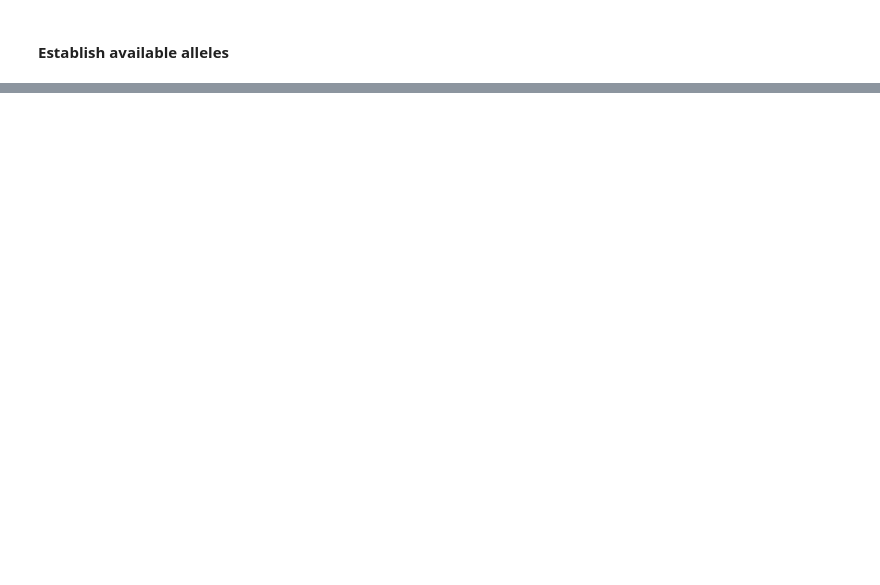
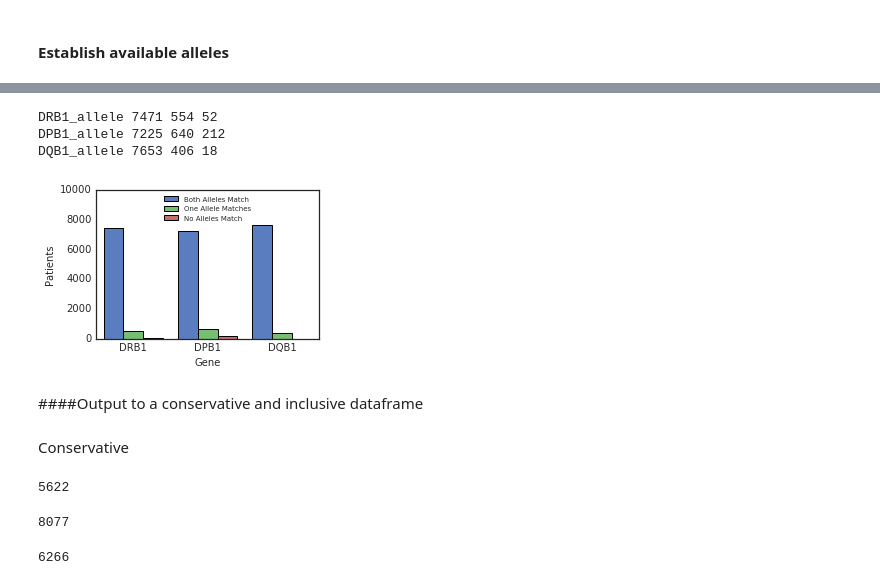
Before and after one commit to Rachelmarty20/MHC_II, a Jupyter notebook: data_gathering/mhc_types/gather_types.ipynb, the cells around one changed output, grey strips where cells are left out. Cells and saved outputs as stored; diff of their text form; code cells hidden in the pictures; blank space fills up the shorter version.

```diff
--- a/data_gathering/mhc_types/gather_types.ipynb
+++ b/data_gathering/mhc_types/gather_types.ipynb
@@ -193,0 +72,2 @@ len(df[['DRB1_allele1', 'DRB1_allele2']].dropna())
+# %%
+patient_dict_hlahd = pickle.load(open('/cellar/users/ramarty/Data/hla_ii/hla_types/hla_types.tcga.p'))
@@ -193,0 +83,2 @@ len(df[['DRB1_allele1', 'DRB1_allele2']].dropna())
+# %%
+patient_dict_hlahd = patient_types_hlahd.to_dict(orient='index')
@@ -193,0 +115,59 @@ len(df[['DRB1_allele1', 'DRB1_allele2']].dropna())
+# %%
+# add a partial match
+def check_compatability(x, y):
+    if ((x[0] == y[0])&(x[1] == y[1])) | ((x[1] == y[0])&(x[0] == y[1])):
+        return 'match'
+    elif (x[0] == y[0])|(x[1] == y[1])|(x[0] == y[1])|(x[1] == y[0]):
+        return 'partialmatch'
+    else:
+        return 'nomatch'
+# %%
+genes = []
+match_codes = []
+for gene in ['DRB1_allele', 'DPB1_allele', 'DQB1_allele']:
+    matched, partialmatch, nomatched = 0, 0, 0
+    for sample in [x for x in patient_dict_hlahd.keys() if x in patient_dict_hlax.keys()]:
+        hd = patient_dict_hlahd[sample]
+        x = patient_dict_hlax[sample]
+        compatibility = check_compatability([x[gene+'1'], x[gene+'2']],
+                               [hd[gene+'1'], hd[gene+'2']])
+        if compatibility == 'match':
+            matched += 1
+        elif compatibility == 'partialmatch':
+            partialmatch += 1
+        else:
+            nomatched += 1
+    print gene, matched, partialmatch, nomatched
+    match_codes.append([matched, partialmatch, nomatched])
+results_df = pd.DataFrame(match_codes)
+results_df.index = ['DRB1', 'DPB1', 'DQB1']
+results_df.columns = ['Both Alleles Match' , 'One Allele Matches', 'No Alleles Match']
+results_df_long = results_df.stack().reset_index()
+results_df_long.columns = ['Gene', 'Agreement', 'Patients']
+# %% [output]
+DRB1_allele 7471 554 52
+DPB1_allele 7225 640 212
+DQB1_allele 7653 406 18
+# %%
+# Make figure
+plt.figure(figsize=(4, float(8)/3))
+sns.barplot(x='Gene', y='Patients', hue='Agreement', data=results_df_long, palette=sns.color_palette("muted"))
+plt.legend(loc=9, prop={'size': 7})
+plt.ylim(0, 10000)
+plt.savefig('/cellar/users/ramarty/Data/hla_ii/generated_figures/hla_typing/method_comparison.pdf',
+           bbox_inches='tight')
+# %% [output]
+[figure, added]
+# %% [markdown]
+####Output to a conservative and inclusive dataframe
+# %% [markdown]
+Conservative
+# %%
+len(netMHCIIpan_alleles)
+# %% [output]
+5622
+# %%
+conservative_patients = [x for x in patient_dict_hlahd.keys() if x in patient_dict_hlax.keys()]
+print len(conservative_patients)
+# %% [output]
+8077
@@ -193,0 +197,8 @@ len(df[['DRB1_allele1', 'DRB1_allele2']].dropna())
+# %%
+# convert to dataframe
+conservative_df = pd.DataFrame(conservative_dictionary).transpose()
+# output
+print len(conservative_df)
+conservative_df.to_csv('/cellar/users/ramarty/Data/hla_ii/hla_types/clean/TCGA.ClassII.conservative.csv')
+# %% [output]
+6266
```
Also changed, not shown: parts of 70 cells of this notebook, 30 other files.
